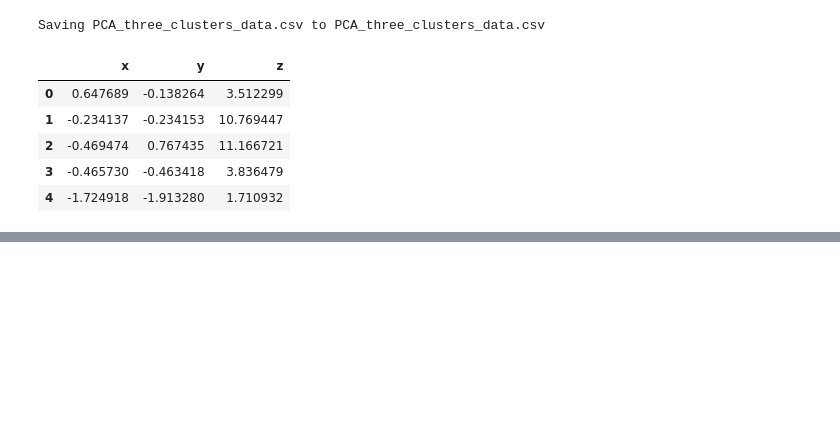
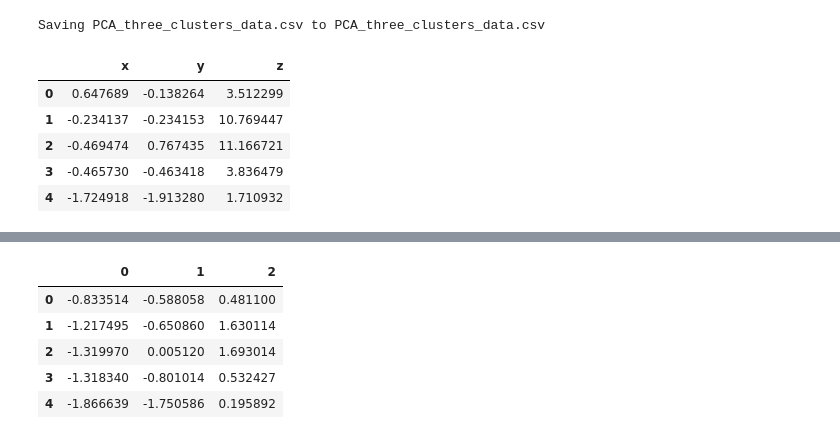
Before and after one commit to kaluznys/uczenie_maszynowe_UW, a Jupyter notebook: testowe.ipynb, the cells around one changed output, grey strips where cells are left out. Cells and saved outputs as stored; diff of their text form; code cells hidden in the pictures; blank space fills up the shorter version.

```diff
--- a/testowe.ipynb
+++ b/testowe.ipynb
@@ -75,3 +73,13 @@ AttributeError: 'numpy.ndarray' object has no attribute 'head'
+# %%
+df_scaled = pd.DataFrame(df_scaled)
+df_scaled.head()
+# %% [output]
+|  | 0 | 1 | 2 |
+| 0 | -0.833514 | -0.588058 | 0.481100 |
+| 1 | -1.217495 | -0.650860 | 1.630114 |
+| 2 | -1.319970 | 0.005120 | 1.693014 |
+| 3 | -1.318340 | -0.801014 | 0.532427 |
+| 4 | -1.866639 | -1.750586 | 0.195892 |
 # %%
 pca = PCA(n_components=2)
 df_scaled_pca = pca.fit_transform(df_scaled)
```
Also changed, not shown: parts of 6 cells of this notebook.
